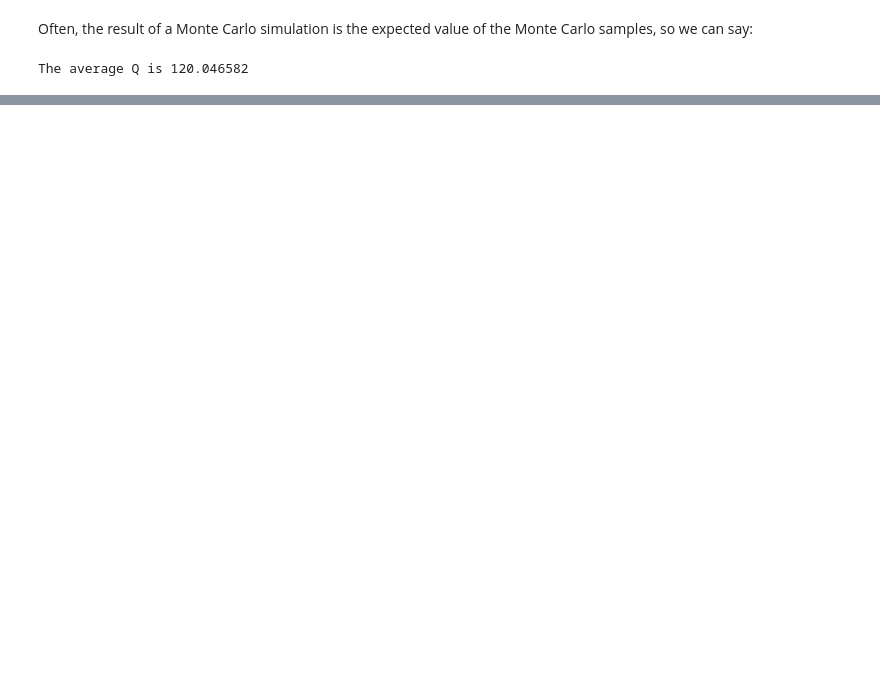
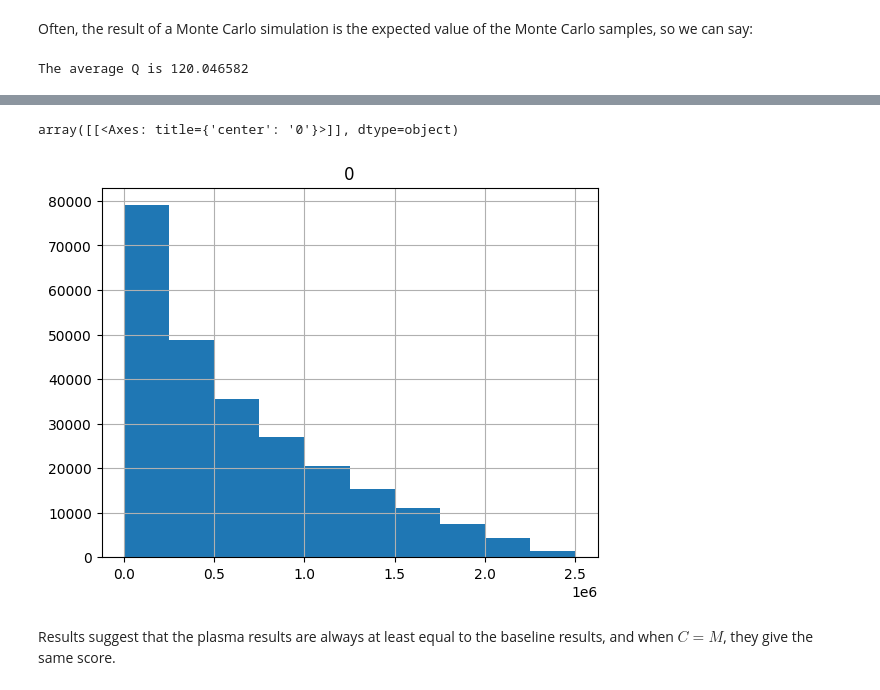
Before and after one commit to jrkasprzyk/CVEN5393, a Jupyter notebook: Colab Notebooks/scalar-uncertainties.ipynb, the cells around one changed output, grey strips where cells are left out. Drawn from its saved outputs; the diff is of its cells as text; code cells hidden in the pictures; blank space fills up the shorter version.

```diff
--- a/Colab Notebooks/scalar-uncertainties.ipynb
+++ b/Colab Notebooks/scalar-uncertainties.ipynb
@@ -309,0 +352,7 @@ The average Q is 120.046582
+# %%
+baseline_df.hist()
+# %% [output]
+array([[<Axes: title={'center': '0'}>]], dtype=object)
+[figure, added]
+# %% [markdown]
+Results suggest that the plasma results are always at least equal to the baseline results, and when $C=M$, they give the same score.
```
Also changed, not shown: parts of 8 cells of this notebook.
